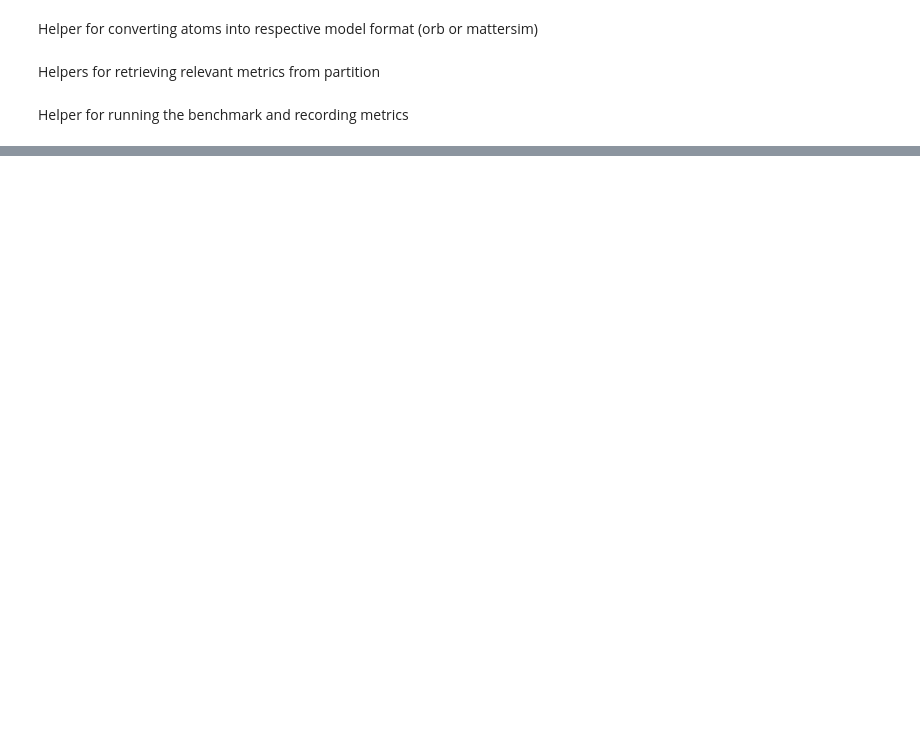
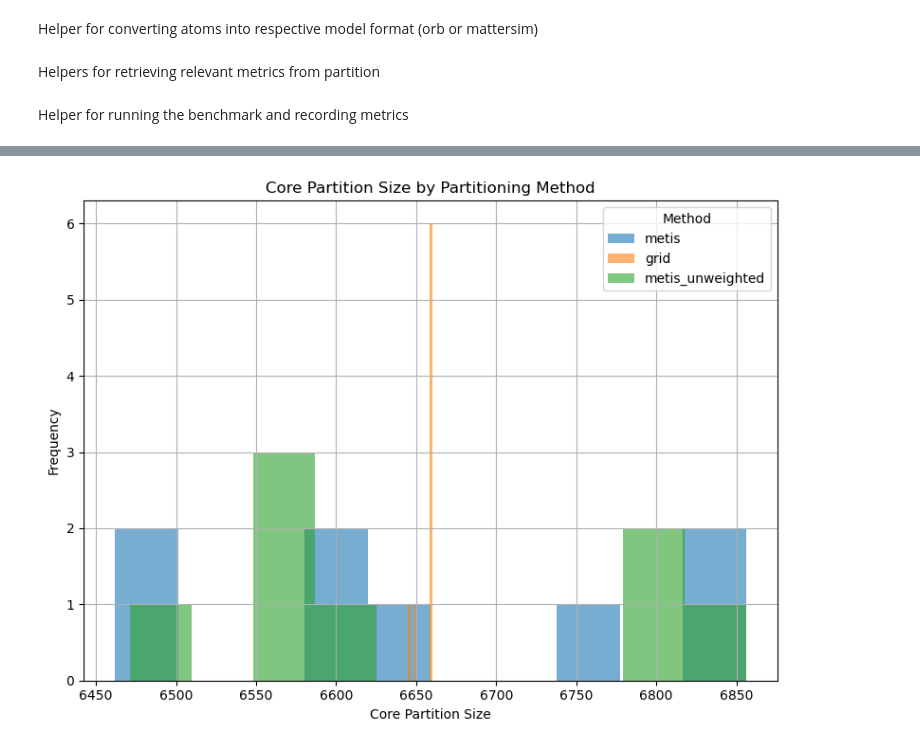
Before and after one commit to jaeheonshim/atomic-graph-partitioning, a Jupyter notebook: partitioning/results.ipynb, the cells around one changed output, grey strips where cells are left out. Drawn from its saved outputs; the diff is of its cells as text; code cells hidden in the pictures; blank space fills up the shorter version.

```diff
--- a/partitioning/results.ipynb
+++ b/partitioning/results.ipynb
@@ -307 +330,21 @@ spectral           3587.0   3479.0  3544.500   29.449     42.500
+# %%
+methods = partition_df['method'].unique()
+colors = ['tab:blue', 'tab:orange', 'tab:green', 'tab:purple']  # Add more if needed
+bins = 10
+
+plt.figure(figsize=(8, 6))
+
+for method, color in zip(methods, colors):
+    subset = partition_df[partition_df['method'] == method]['core_n']
+    plt.hist(subset, bins=bins, alpha=0.6, label=method, color=color)
+
+plt.title("Core Partition Size by Partitioning Method")
+plt.xlabel("Core Partition Size")
+plt.ylabel("Frequency")
+plt.legend(title="Method")
+plt.grid(True)
+plt.tight_layout()
+plt.show()
+# %% [output]
+[figure, added]
 # %%
```
Also changed, not shown: parts of 10 cells of this notebook, 13 other files.
